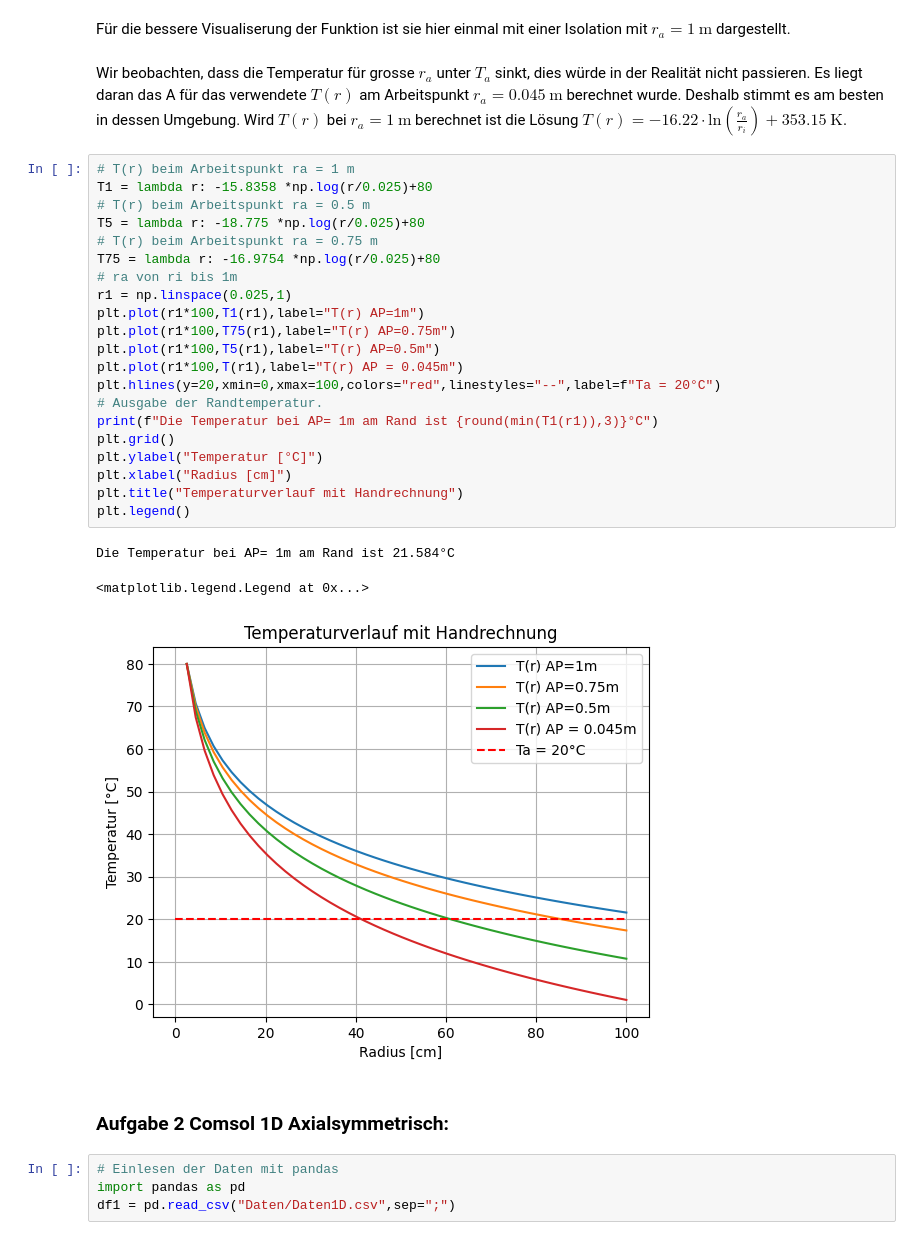
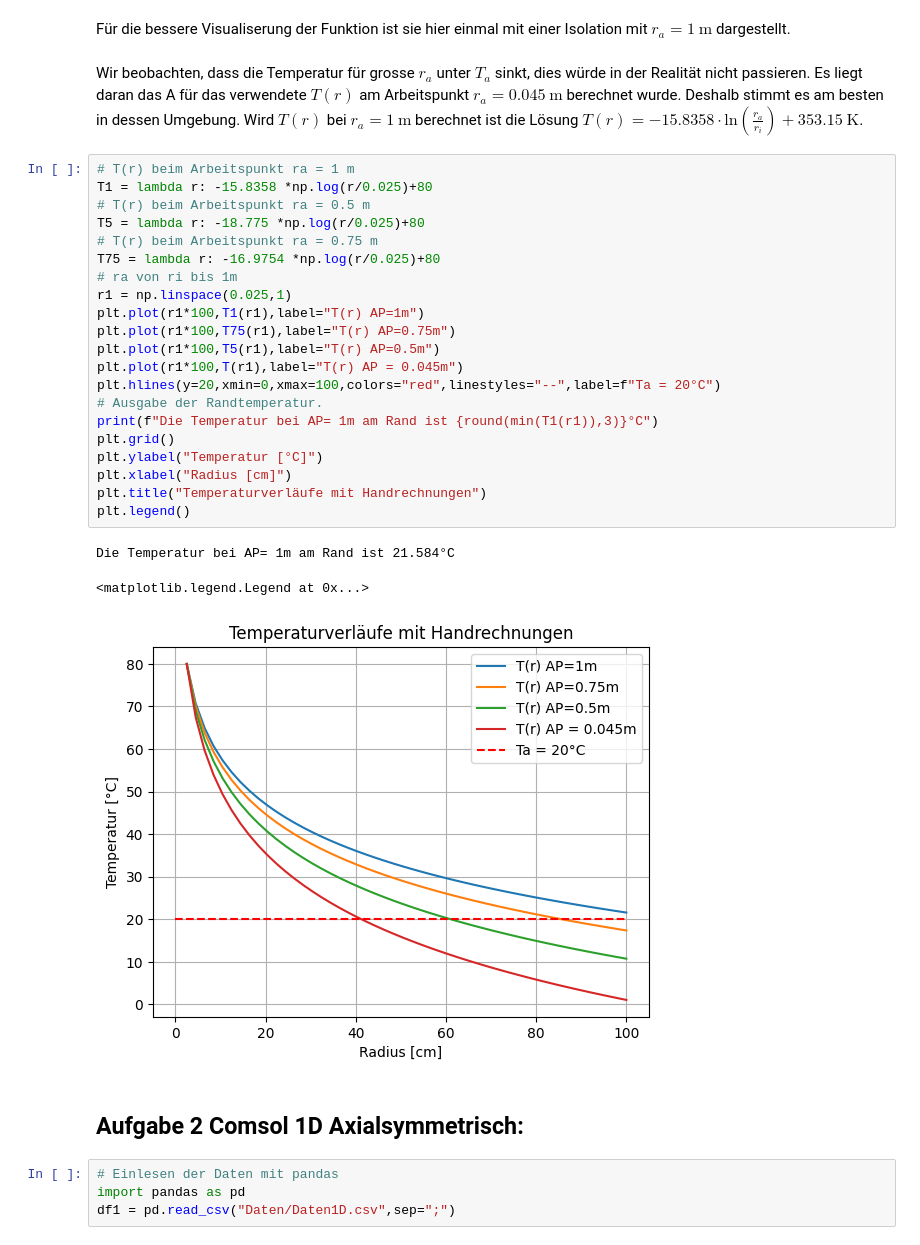
Before and after one commit to HansPeter21/CoP_Abgabe, a Jupyter notebook: Bericht_Mauro_Schegg.ipynb, the cells around one changed output. Saved outputs shown, nothing was run; the diff lists cells and outputs as text.

```diff
--- a/Bericht_Mauro_Schegg.ipynb
+++ b/Bericht_Mauro_Schegg.ipynb
@@ -138,34 +138,34 @@ Text(0.5, 1.0, 'Temperaturverlauf mit Handrechnung')
 Für die bessere Visualiserung der Funktion ist sie hier einmal mit einer Isolation mit $r_a =  1~\text{m} $ dargestellt.
 # %% [markdown]
 Wir beobachten, dass die Temperatur für grosse $r_a$ unter $T_a$ sinkt, dies würde in der Realität nicht passieren. Es liegt daran das A für das verwendete $T(r)$
- am Arbeitspunkt $r_a = 0.045~\text{m}$ berechnet wurde. Deshalb stimmt es am besten in dessen Umgebung. Wird $T(r)$ bei $r_a = 1~\text{m}$ berechnet ist die Lösung $T(r) = -16.22 \cdot \text{ln}(\frac{r_a}{r_i})+353.15~\text{K}.$
+ am Arbeitspunkt $r_a = 0.045~\text{m}$ berechnet wurde. Deshalb stimmt es am besten in dessen Umgebung. Wird $T(r)$ bei $r_a = 1~\text{m}$ berechnet ist die Lösung $T(r) = -15.8358 \cdot \text{ln}(\frac{r_a}{r_i})+353.15~\text{K}.$
 # %%
 # T(r) beim Arbeitspunkt ra = 1 m
 T1 = lambda r: -15.8358 *np.log(r/0.025)+80
 # T(r) beim Arbeitspunkt ra = 0.5 m
 T5 = lambda r: -18.775 *np.log(r/0.025)+80
 # T(r) beim Arbeitspunkt ra = 0.75 m
 T75 = lambda r: -16.9754 *np.log(r/0.025)+80
 # ra von ri bis 1m
 r1 = np.linspace(0.025,1)
 plt.plot(r1*100,T1(r1),label="T(r) AP=1m")
 plt.plot(r1*100,T75(r1),label="T(r) AP=0.75m")
 plt.plot(r1*100,T5(r1),label="T(r) AP=0.5m")
 plt.plot(r1*100,T(r1),label="T(r) AP = 0.045m")
 plt.hlines(y=20,xmin=0,xmax=100,colors="red",linestyles="--",label=f"Ta = 20°C")
 # Ausgabe der Randtemperatur.
 print(f"Die Temperatur bei AP= 1m am Rand ist {round(min(T1(r1)),3)}°C")
 plt.grid()
 plt.ylabel("Temperatur [°C]")
 plt.xlabel("Radius [cm]")
-plt.title("Temperaturverlauf mit Handrechnung")
+plt.title("Temperaturverläufe mit Handrechnungen")
 plt.legend()
 # %% [output]
 Die Temperatur bei AP= 1m am Rand ist 21.584°C
 <matplotlib.legend.Legend at 0x...>
-[figure, old version]
+[figure, new version]
 # %% [markdown]
-### Aufgabe 2 Comsol 1D Axialsymmetrisch:
+## Aufgabe 2 Comsol 1D Axialsymmetrisch:
 # %%
 # Einlesen der Daten mit pandas
 import pandas as pd
```
Also changed, not shown: parts of 9 cells of this notebook.
